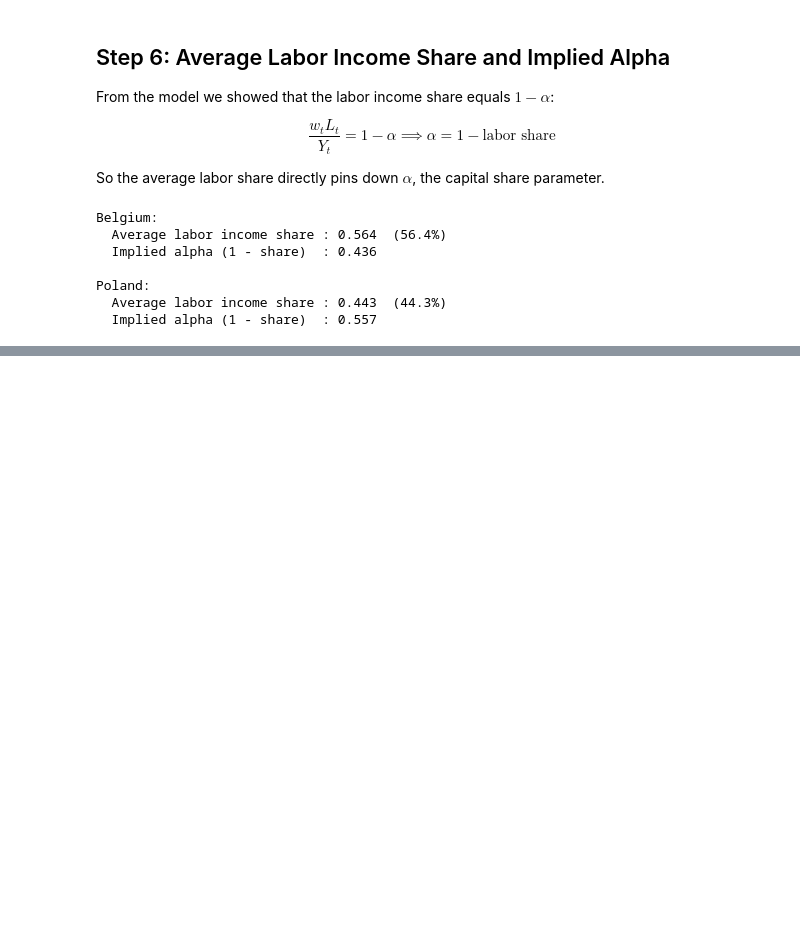
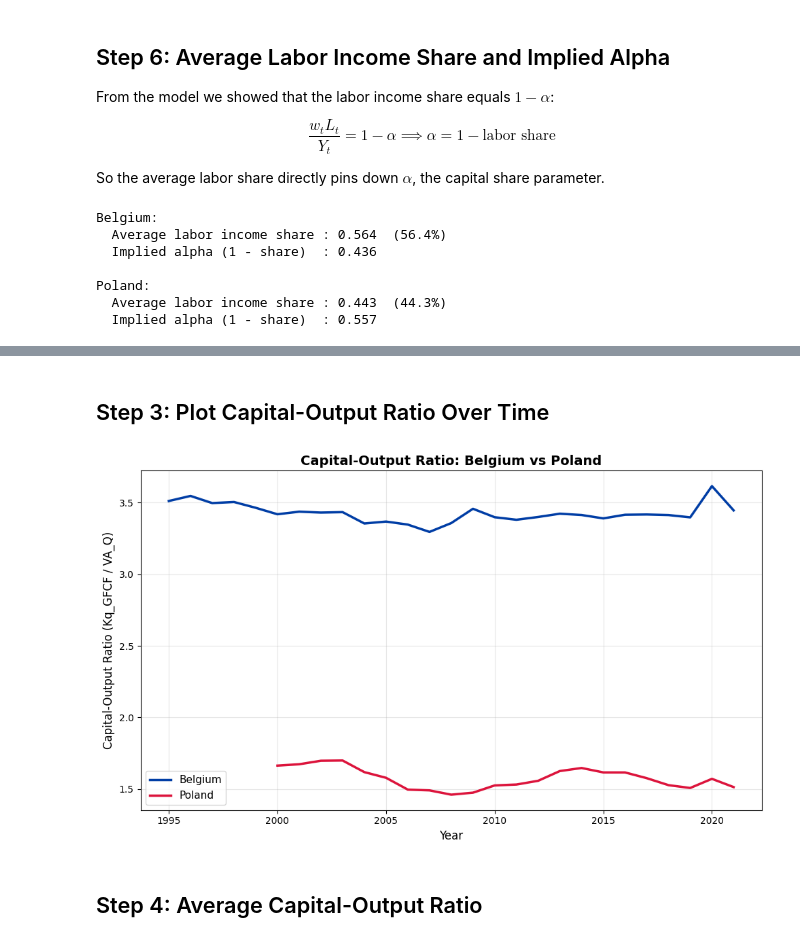
Before and after one commit to rohde01/Macroeconomics-III, a Jupyter notebook: Assignments/1/assignment1.ipynb, the cells around one changed output, grey strips where cells are left out. Saved outputs shown, nothing was run; the diff lists cells and outputs as text; code cells hidden in the pictures; blank space fills up the shorter version.

```diff
--- a/Assignments/1/assignment1.ipynb
+++ b/Assignments/1/assignment1.ipynb
@@ -114,0 +163,4 @@ Poland:
+# %%
+df_ky['KY_ratio'] = df_ky['Kq_GFCF'] / df_ky['VA_Q']
+
+df_ky[['geo_code', 'year', 'Kq_GFCF', 'VA_Q', 'KY_ratio']].sort_values(['geo_code', 'year']).head(14)
@@ -114,0 +183,31 @@ Poland:
+# %% [markdown]
+## Step 3: Plot Capital-Output Ratio Over Time
+# %%
+fig, ax = plt.subplots(figsize=(10, 6))
+
+colors = {'BE': '#003DA5', 'PL': '#DC143C'}
+labels = {'BE': 'Belgium', 'PL': 'Poland'}
+
+for code in ['BE', 'PL']:
+    data = df_ky[df_ky['geo_code'] == code].sort_values('year').dropna(subset=['KY_ratio'])
+    ax.plot(
+        data['year'],
+        data['KY_ratio'],
+        color=colors[code],
+        linewidth=2.5,
+        label=labels[code]
+    )
+
+ax.set_title('Capital-Output Ratio: Belgium vs Poland', fontsize=14, fontweight='bold')
+ax.set_xlabel('Year', fontsize=12)
+ax.set_ylabel('Capital-Output Ratio (Kq_GFCF / VA_Q)', fontsize=12)
+ax.legend(fontsize=11)
+ax.grid(True, alpha=0.3)
+
+plt.tight_layout()
+plt.savefig('capital_output_ratio.png', dpi=150, bbox_inches='tight')
+plt.show()
+# %% [output]
+[figure, added]
+# %% [markdown]
+## Step 4: Average Capital-Output Ratio
```
Also changed, not shown: parts of 6 cells of this notebook, 5 other files.
